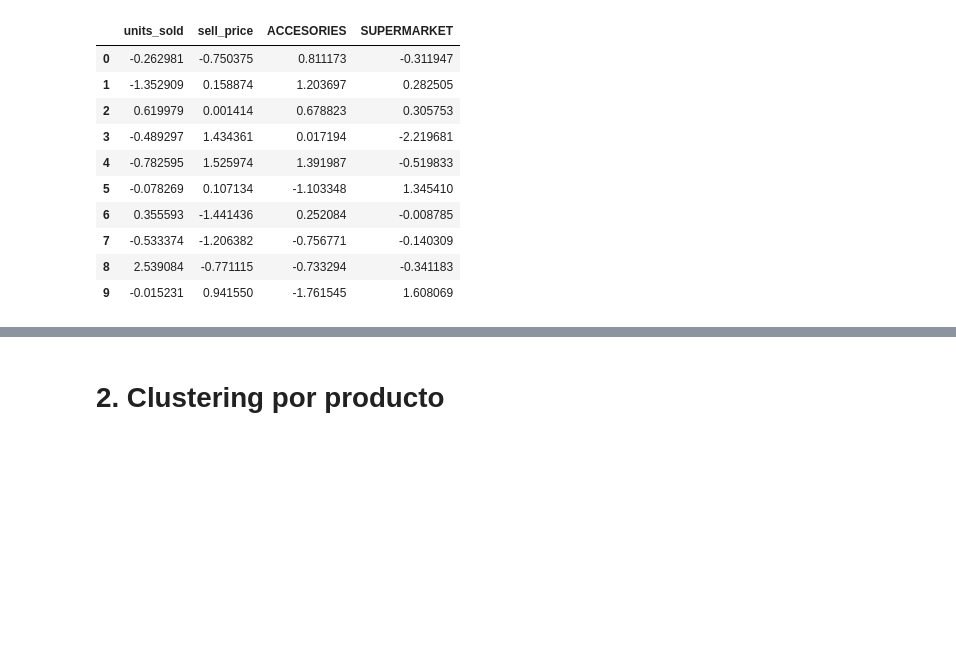
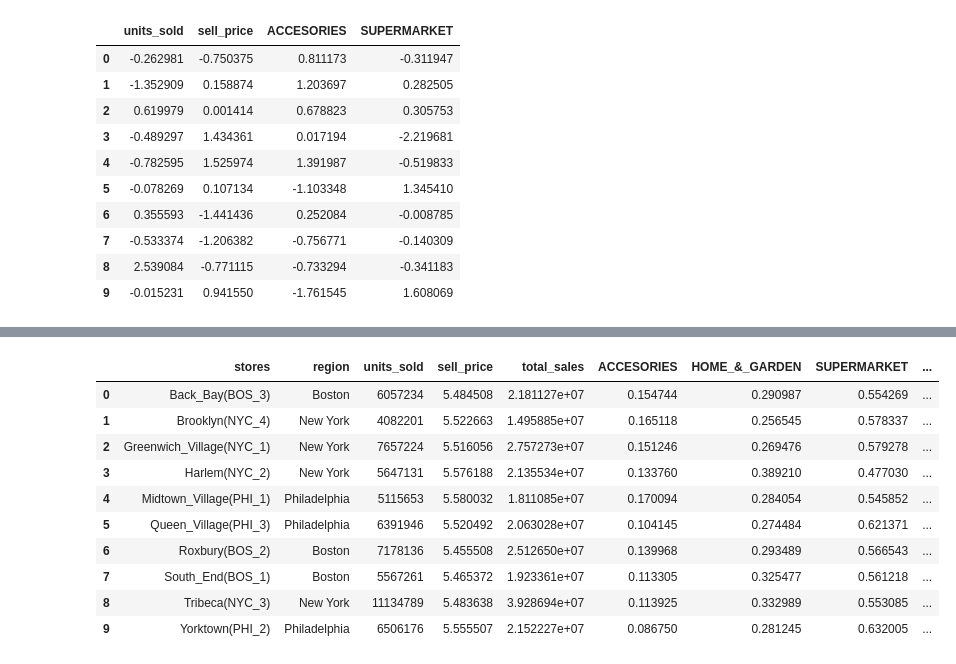
Before and after one commit to alitermat/capstone_retail_TFM, a Jupyter notebook: notebooks/Clustering-tienda.ipynb, the cells around one changed output, grey strips where cells are left out. Drawn from its saved outputs; the diff is of its cells as text; code cells hidden in the pictures; blank space fills up the shorter version.

```diff
--- a/notebooks/Clustering-tienda.ipynb
+++ b/notebooks/Clustering-tienda.ipynb
@@ -137,5 +137,21 @@ fig = px.line(
     labels={"x": "k", "y": "Silhouette score"},
 )
 fig.show()
-# %% [markdown]
-# 2. Clustering por producto
+# %%
+kmeans= KMeans(n_clusters=3,random_state=42, init="random", n_init="auto")
+kmeans.fit(df_cluster_ss)
+df_cluster_tiendas["cluster"] = kmeans.labels_
+# %%
+df_cluster_tiendas
+# %% [output]
+|  | stores | region | units_sold | sell_price | total_sales | ACCESORIES | HOME_&_GARDEN | SUPERMARKET | ... |
+| 0 | Back_Bay(BOS_3) | Boston | 6057234 | 5.484508 | 2.181127e+07 | 0.154744 | 0.290987 | 0.554269 | ... |
+| 1 | Brooklyn(NYC_4) | New York | 4082201 | 5.522663 | 1.495885e+07 | 0.165118 | 0.256545 | 0.578337 | ... |
+| 2 | Greenwich_Village(NYC_1) | New York | 7657224 | 5.516056 | 2.757273e+07 | 0.151246 | 0.269476 | 0.579278 | ... |
+| 3 | Harlem(NYC_2) | New York | 5647131 | 5.576188 | 2.135534e+07 | 0.133760 | 0.389210 | 0.477030 | ... |
+| 4 | Midtown_Village(PHI_1) | Philadelphia | 5115653 | 5.580032 | 1.811085e+07 | 0.170094 | 0.284054 | 0.545852 | ... |
+| 5 | Queen_Village(PHI_3) | Philadelphia | 6391946 | 5.520492 | 2.063028e+07 | 0.104145 | 0.274484 | 0.621371 | ... |
+| 6 | Roxbury(BOS_2) | Boston | 7178136 | 5.455508 | 2.512650e+07 | 0.139968 | 0.293489 | 0.566543 | ... |
+| 7 | South_End(BOS_1) | Boston | 5567261 | 5.465372 | 1.923361e+07 | 0.113305 | 0.325477 | 0.561218 | ... |
+| 8 | Tribeca(NYC_3) | New York | 11134789 | 5.483638 | 3.928694e+07 | 0.113925 | 0.332989 | 0.553085 | ... |
+| 9 | Yorktown(PHI_2) | Philadelphia | 6506176 | 5.555507 | 2.152227e+07 | 0.086750 | 0.281245 | 0.632005 | ... |
```
Also changed, not shown: parts of 1 cell of this notebook.
